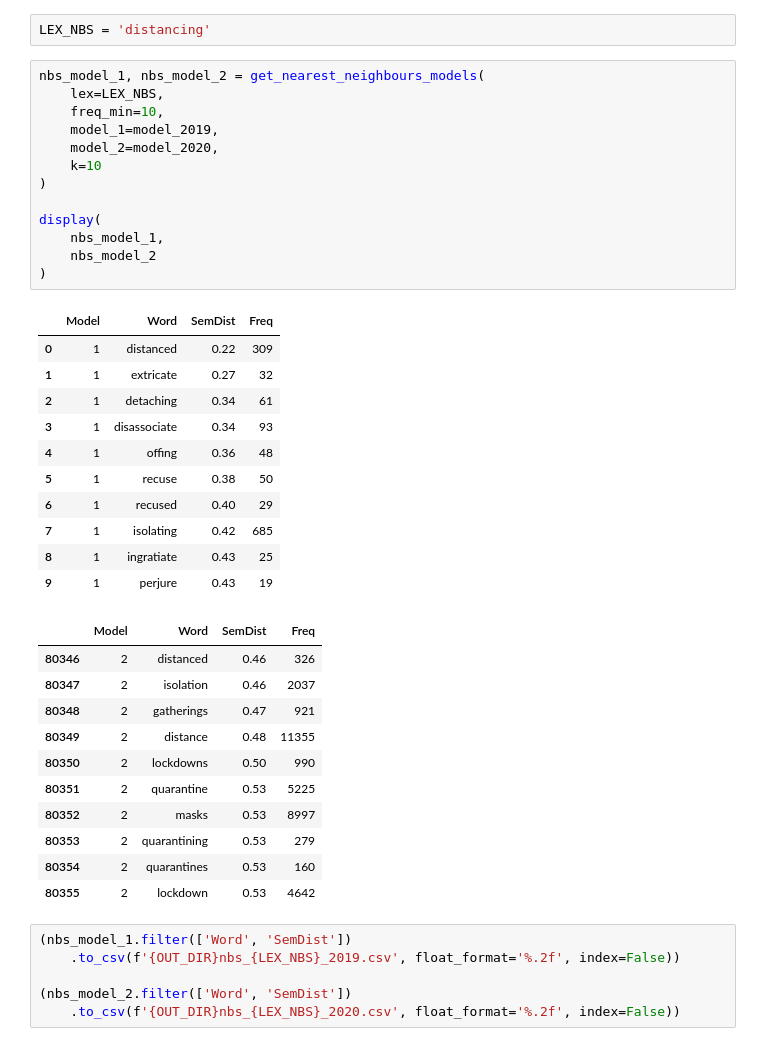
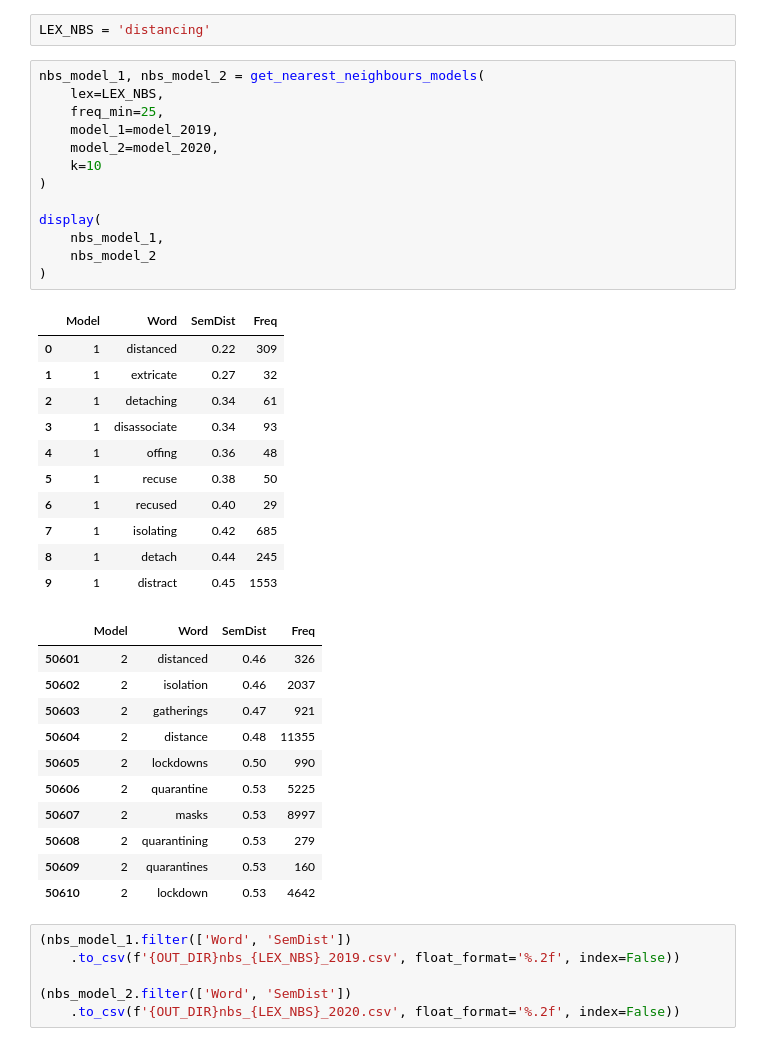
Before and after one commit to wuqui/neocov, a Jupyter notebook: index.ipynb, the cells around one changed output. Cells and saved outputs as stored; diff of their text form.

Commit message:
refine freq threshold for sem nbs

```diff
--- a/index.ipynb
+++ b/index.ipynb
@@ -168,39 +168,39 @@ LEX_NBS = 'distancing'
 # %%
 nbs_model_1, nbs_model_2 = get_nearest_neighbours_models(
     lex=LEX_NBS,
-    freq_min=10,
+    freq_min=25,
     model_1=model_2019,
     model_2=model_2020,
     k=10
 )
 
 display(
     nbs_model_1,
     nbs_model_2
 )
 # %% [output]
 |  | Model | Word | SemDist | Freq |
 | 0 | 1 | distanced | 0.22 | 309 |
 | 1 | 1 | extricate | 0.27 | 32 |
 | 2 | 1 | detaching | 0.34 | 61 |
 | 3 | 1 | disassociate | 0.34 | 93 |
 | 4 | 1 | offing | 0.36 | 48 |
 | 5 | 1 | recuse | 0.38 | 50 |
 | 6 | 1 | recused | 0.40 | 29 |
 | 7 | 1 | isolating | 0.42 | 685 |
-| 8 | 1 | ingratiate | 0.43 | 25 |
-| 9 | 1 | perjure | 0.43 | 19 |
+| 8 | 1 | detach | 0.44 | 245 |
+| 9 | 1 | distract | 0.45 | 1553 |
 |  | Model | Word | SemDist | Freq |
-| 80346 | 2 | distanced | 0.46 | 326 |
-| 80347 | 2 | isolation | 0.46 | 2037 |
-| 80348 | 2 | gatherings | 0.47 | 921 |
-| 80349 | 2 | distance | 0.48 | 11355 |
-| 80350 | 2 | lockdowns | 0.50 | 990 |
-| 80351 | 2 | quarantine | 0.53 | 5225 |
-| 80352 | 2 | masks | 0.53 | 8997 |
-| 80353 | 2 | quarantining | 0.53 | 279 |
-| 80354 | 2 | quarantines | 0.53 | 160 |
-| 80355 | 2 | lockdown | 0.53 | 4642 |
+| 50601 | 2 | distanced | 0.46 | 326 |
+| 50602 | 2 | isolation | 0.46 | 2037 |
+| 50603 | 2 | gatherings | 0.47 | 921 |
+| 50604 | 2 | distance | 0.48 | 11355 |
+| 50605 | 2 | lockdowns | 0.50 | 990 |
+| 50606 | 2 | quarantine | 0.53 | 5225 |
+| 50607 | 2 | masks | 0.53 | 8997 |
+| 50608 | 2 | quarantining | 0.53 | 279 |
+| 50609 | 2 | quarantines | 0.53 | 160 |
+| 50610 | 2 | lockdown | 0.53 | 4642 |
 # %%
 (nbs_model_1.filter(['Word', 'SemDist'])
 	.to_csv(f'{OUT_DIR}nbs_{LEX_NBS}_2019.csv', float_format='%.2f', index=False))
```
Also changed, not shown: 2 other files.
